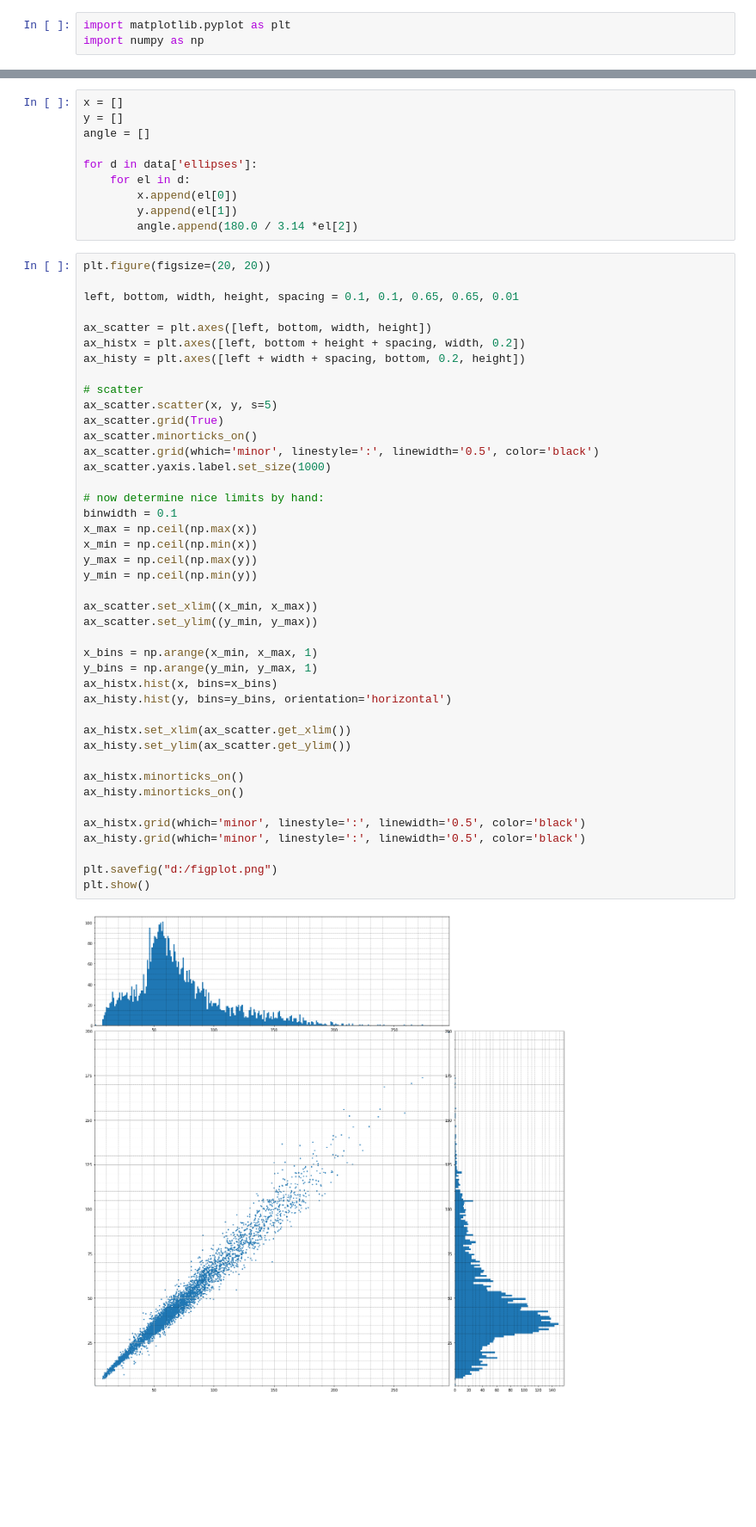
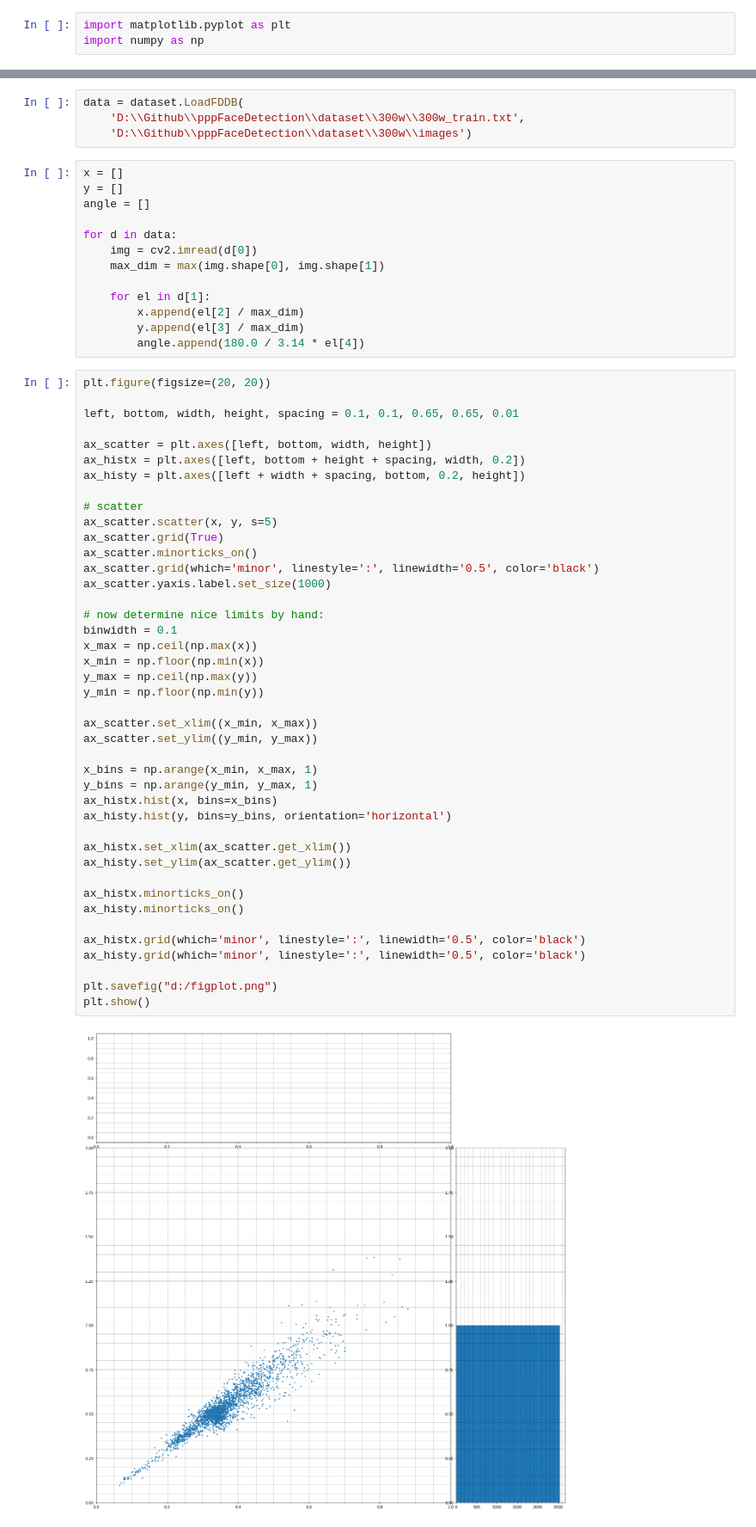
Before and after one commit to ainur699/YOLOv3_Face_Ellipse, a Jupyter notebook: DataAnalysis.ipynb, the cells around one changed output, grey strips where cells are left out. Shown at 86% size. Drawn from its saved outputs; the diff is of its cells as text; blank space fills up the shorter version.

Commit message:
fix dataset

```diff
--- a/DataAnalysis.ipynb
+++ b/DataAnalysis.ipynb
@@ -8,13 +8,20 @@ data = dataset.LoadFDDB('D:\\Datasets\\FDDB')
+# %%
+data = dataset.LoadFDDB(
+    'D:\\Github\\pppFaceDetection\\dataset\\300w\\300w_train.txt',
+    'D:\\Github\\pppFaceDetection\\dataset\\300w\\images')
 # %%
 x = []
 y = []
 angle = []
 
-for d in data['ellipses']:
-    for el in d:
-        x.append(el[0])
-        y.append(el[1])
-        angle.append(180.0 / 3.14 *el[2])
+for d in data:
+    img = cv2.imread(d[0])
+    max_dim = max(img.shape[0], img.shape[1])
+
+    for el in d[1]:
+        x.append(el[2] / max_dim)
+        y.append(el[3] / max_dim)
+        angle.append(180.0 / 3.14 * el[4])
 # %%
 plt.figure(figsize=(20, 20))
 
@@ -29,35 +36,35 @@ ax_scatter.scatter(x, y, s=5)
 ax_scatter.grid(True)
 ax_scatter.minorticks_on()
 ax_scatter.grid(which='minor', linestyle=':', linewidth='0.5', color='black')
 ax_scatter.yaxis.label.set_size(1000)
 
 # now determine nice limits by hand:
 binwidth = 0.1
 x_max = np.ceil(np.max(x))
-x_min = np.ceil(np.min(x))
+x_min = np.floor(np.min(x))
 y_max = np.ceil(np.max(y))
-y_min = np.ceil(np.min(y))
+y_min = np.floor(np.min(y))
 
 ax_scatter.set_xlim((x_min, x_max))
 ax_scatter.set_ylim((y_min, y_max))
 
 x_bins = np.arange(x_min, x_max, 1)
 y_bins = np.arange(y_min, y_max, 1)
 ax_histx.hist(x, bins=x_bins)
 ax_histy.hist(y, bins=y_bins, orientation='horizontal')
 
 ax_histx.set_xlim(ax_scatter.get_xlim())
 ax_histy.set_ylim(ax_scatter.get_ylim())
 
 ax_histx.minorticks_on()
 ax_histy.minorticks_on()
 
 ax_histx.grid(which='minor', linestyle=':', linewidth='0.5', color='black')
 ax_histy.grid(which='minor', linestyle=':', linewidth='0.5', color='black')
 
 plt.savefig("d:/figplot.png")
 plt.show()
 # %% [output]
-[figure, old version]
+[figure, new version]
 # %%
 plt.figure(figsize=(20, 10))
```
Also changed, not shown: parts of 3 cells of this notebook, 10 other files.
